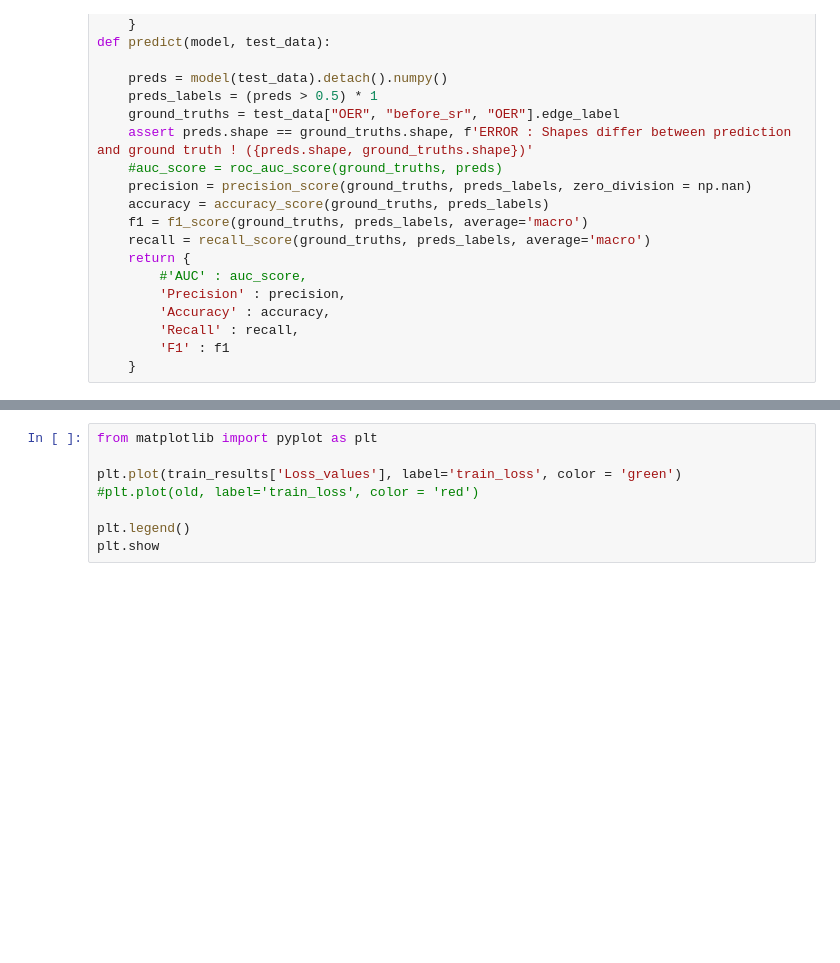
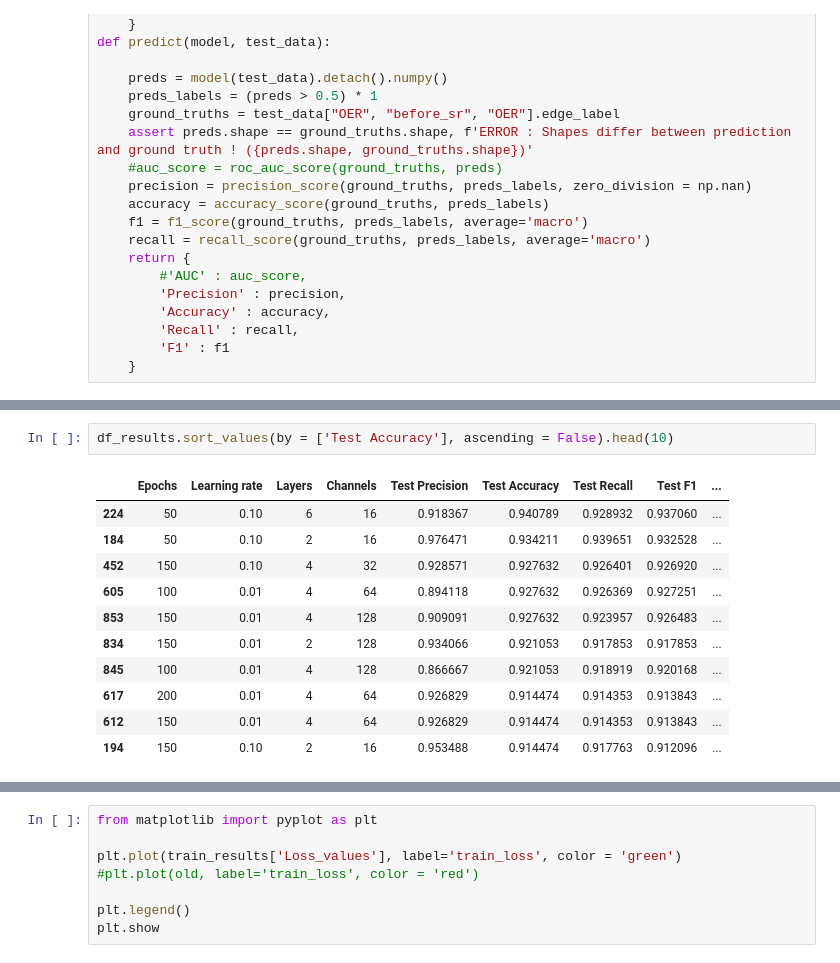
Before and after one commit to AymenRaouf/PrecedabilityOER, a Jupyter notebook: Modeling/Modelsv3.ipynb, the cells around one changed output, grey strips where cells are left out. Cells and saved outputs as stored; diff of their text form; blank space fills up the shorter version.

```diff
--- a/Modeling/Modelsv3.ipynb
+++ b/Modeling/Modelsv3.ipynb
@@ -602,0 +614,14 @@ print(df_results["Test Accuracy"].values.max())
+# %%
+df_results.sort_values(by = ['Test Accuracy'], ascending = False).head(10)
+# %% [output]
+|  | Epochs | Learning rate | Layers | Channels | Test Precision | Test Accuracy | Test Recall | Test F1 | ... |
+| 224 | 50 | 0.10 | 6 | 16 | 0.918367 | 0.940789 | 0.928932 | 0.937060 | ... |
+| 184 | 50 | 0.10 | 2 | 16 | 0.976471 | 0.934211 | 0.939651 | 0.932528 | ... |
+| 452 | 150 | 0.10 | 4 | 32 | 0.928571 | 0.927632 | 0.926401 | 0.926920 | ... |
+| 605 | 100 | 0.01 | 4 | 64 | 0.894118 | 0.927632 | 0.926369 | 0.927251 | ... |
+| 853 | 150 | 0.01 | 4 | 128 | 0.909091 | 0.927632 | 0.923957 | 0.926483 | ... |
+| 834 | 150 | 0.01 | 2 | 128 | 0.934066 | 0.921053 | 0.917853 | 0.917853 | ... |
+| 845 | 100 | 0.01 | 4 | 128 | 0.866667 | 0.921053 | 0.918919 | 0.920168 | ... |
+| 617 | 200 | 0.01 | 4 | 64 | 0.926829 | 0.914474 | 0.914353 | 0.913843 | ... |
+| 612 | 150 | 0.01 | 4 | 64 | 0.926829 | 0.914474 | 0.914353 | 0.913843 | ... |
+| 194 | 150 | 0.10 | 2 | 16 | 0.953488 | 0.914474 | 0.917763 | 0.912096 | ... |
```
Also changed, not shown: parts of 6 cells of this notebook, 1 other file.
